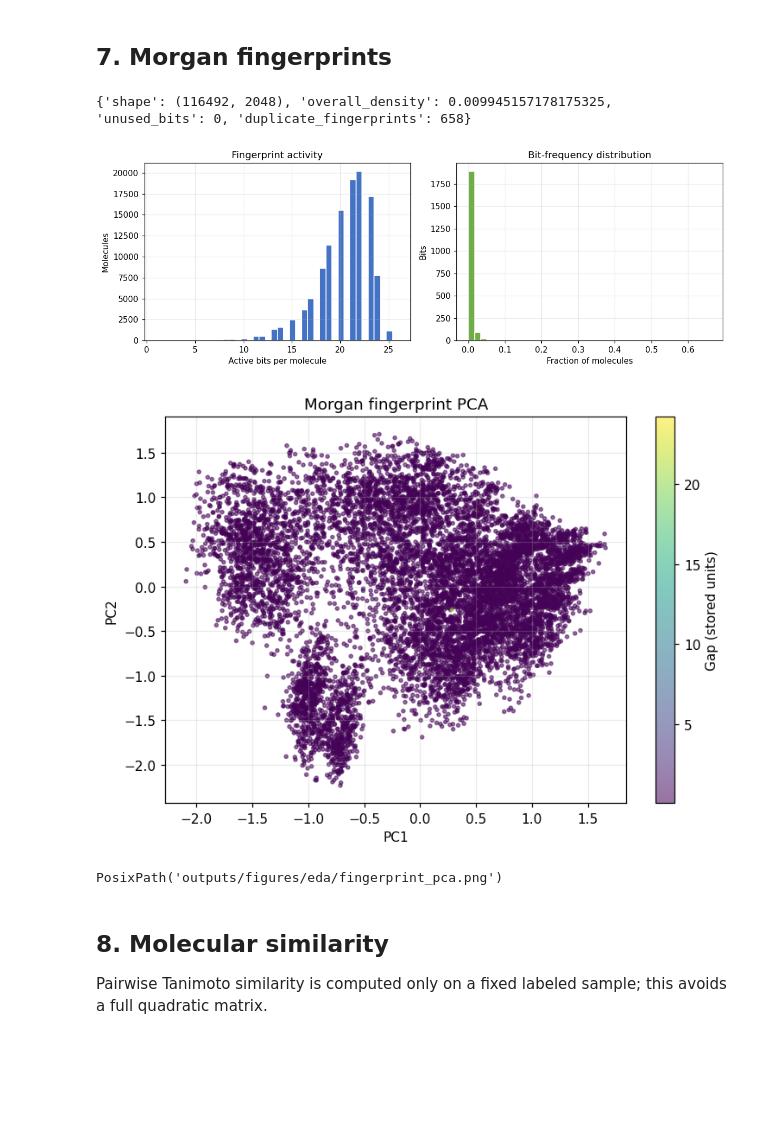
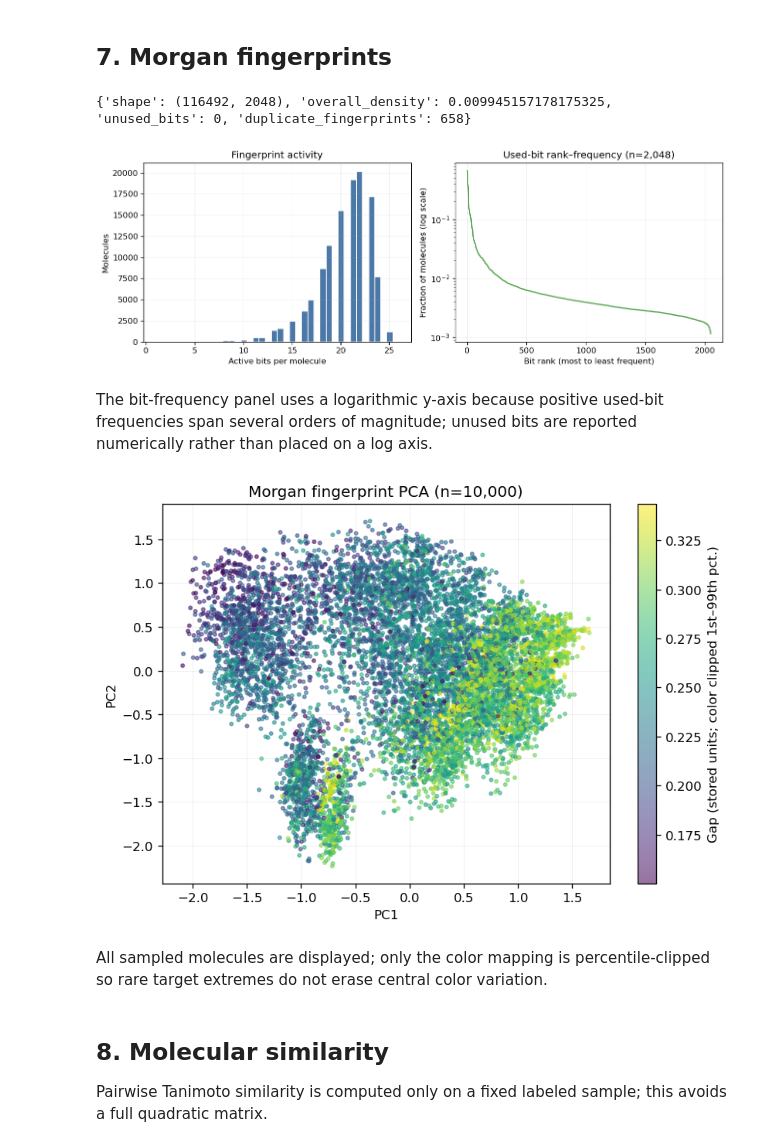
Before and after one commit to leonardodibari/MindTheGap, a Jupyter notebook: notebooks/01_preliminary_data_analysis.ipynb, the cells around one changed output. Drawn from its saved outputs; the diff is of its cells as text; code cells hidden in the pictures; blank space fills up the shorter version.

```diff
--- a/notebooks/01_preliminary_data_analysis.ipynb
+++ b/notebooks/01_preliminary_data_analysis.ipynb
@@ -39,8 +39,14 @@ TABLE_DIR = ROOT / "outputs" / "tables"
 FIGURE_DIR.mkdir(parents=True, exist_ok=True)
 TABLE_DIR.mkdir(parents=True, exist_ok=True)
 
+
 plt.style.use("default")
-plt.rcParams.update({"figure.dpi": 110, "axes.grid": True, "grid.alpha": 0.25})
+plt.rcParams.update({
+    "figure.dpi": 120, "savefig.dpi": 180, "font.size": 10,
+    "axes.titlesize": 12, "axes.labelsize": 10, "legend.fontsize": 9,
+    "axes.grid": True, "grid.alpha": 0.20, "grid.linewidth": 0.6,
+})
+MODEL_COLORS = {"LightGBM": "#4C78A8", "SchNet": "#F58518", "Ensemble": "#54A24B"}
 
 def savefig(name):
     path = FIGURE_DIR / f"{name}.png"
@@ -342,42 +369,47 @@ Maximum absolute residual: 0.0001 stored units
 ## 7. Morgan fingerprints
 # %%
 fingerprints = mol_json_to_fingerprint(
-    df["json_conformer"],
-    radius=2,
-    n_bits=2048,
+    df["json_conformer"], radius=2, n_bits=2048,
 )
 active_bits = fingerprints.sum(axis=1)
 bit_frequency = fingerprints.mean(axis=0)
 packed = np.packbits(fingerprints, axis=1)
 duplicate_fingerprints = int(pd.DataFrame(packed).duplicated().sum())
-print({
-    "shape": fingerprints.shape,
-    "overall_density": float(fingerprints.mean()),
-    "unused_bits": int((bit_frequency == 0).sum()),
-    "duplicate_fingerprints": duplicate_fingerprints,
-})
+print({"shape": fingerprints.shape, "overall_density": float(fingerprints.mean()),
+       "unused_bits": int((bit_frequency == 0).sum()), "duplicate_fingerprints": duplicate_fingerprints})
 
 fig, axes = plt.subplots(1, 2, figsize=(11, 4))
-axes[0].hist(active_bits, bins=40, color="#4472C4", edgecolor="white")
+axes[0].hist(active_bits, bins=40, color="#4C78A8", edgecolor="white")
 axes[0].set(xlabel="Active bits per molecule", ylabel="Molecules", title="Fingerprint activity")
-axes[1].hist(bit_frequency, bins=40, color="#70AD47", edgecolor="white")
-axes[1].set(xlabel="Fraction of molecules", ylabel="Bits", title="Bit-frequency distribution")
+used_frequency = np.sort(bit_frequency[bit_frequency > 0])[::-1]
+axes[1].plot(np.arange(1, len(used_frequency) + 1), used_frequency, color="#54A24B")
+axes[1].set_yscale("log")
+axes[1].set(xlabel="Bit rank (most to least frequent)", ylabel="Fraction of molecules (log scale)",
+            title=f"Used-bit rank–frequency (n={len(used_frequency):,})")
 savefig("fingerprint_sparsity")
+display(Markdown(
+    "The bit-frequency panel uses a logarithmic y-axis because positive used-bit frequencies span "
+    "several orders of magnitude; unused bits are reported numerically rather than placed on a log axis."
+))
 
 pca_pool = np.flatnonzero(df["gap"].notna().to_numpy())
 pca_idx = rng.choice(pca_pool, size=min(10_000, len(pca_pool)), replace=False)
 pca_xy = PCA(n_components=2, random_state=RANDOM_STATE).fit_transform(fingerprints[pca_idx])
+pca_gap = df["gap"].to_numpy()[pca_idx]
+color_low, color_high = np.quantile(pca_gap, [.01, .99])
 plt.figure(figsize=(7, 5))
-scatter = plt.scatter(pca_xy[:, 0], pca_xy[:, 1], c=df["gap"].to_numpy()[pca_idx],
-                      s=7, alpha=0.55, cmap="viridis")
-plt.colorbar(scatter, label="Gap (stored units)")
-plt.xlabel("PC1"); plt.ylabel("PC2"); plt.title("Morgan fingerprint PCA")
+scatter = plt.scatter(pca_xy[:, 0], pca_xy[:, 1], c=pca_gap, vmin=color_low, vmax=color_high,
+                      s=7, alpha=0.55, cmap="viridis", rasterized=True)
+plt.colorbar(scatter, label="Gap (stored units; color clipped 1st–99th pct.)")
+plt.xlabel("PC1"); plt.ylabel("PC2"); plt.title(f"Morgan fingerprint PCA (n={len(pca_idx):,})")
 savefig("fingerprint_pca")
+display(Markdown("All sampled molecules are displayed; only the color mapping is percentile-clipped so rare target extremes do not erase central color variation."))
 # %% [output]
 {'shape': (116492, 2048), 'overall_density': 0.009945157178175325, 'unused_bits': 0, 'duplicate_fingerprints': 658}
-[figure, old version]
+[figure, new version]
+The bit-frequency panel uses a logarithmic y-axis because positive used-bit frequencies span several orders of magnitude; unused bits are reported numerically rather than placed on a log axis.
-[figure, old version]
+[figure, new version]
-PosixPath('outputs/figures/eda/fingerprint_pca.png')
+All sampled molecules are displayed; only the color mapping is percentile-clipped so rare target extremes do not erase central color variation.
 # %% [markdown]
 ## 8. Molecular similarity
 
```
Also changed, not shown: parts of 4 cells of this notebook, 22 other files.
